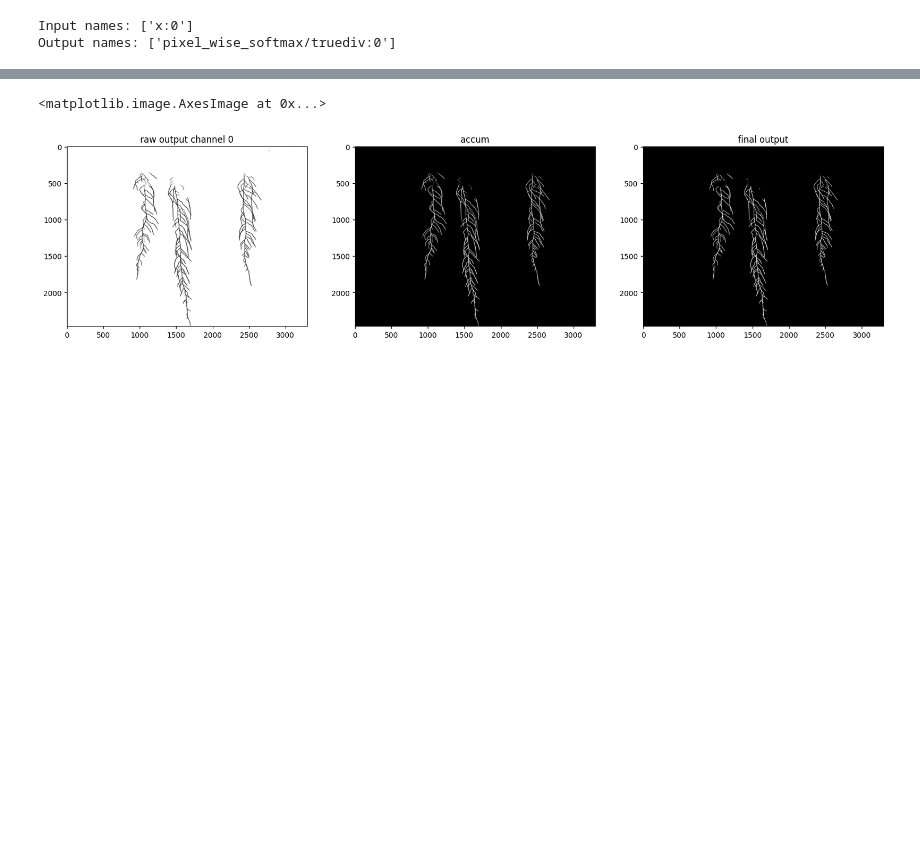
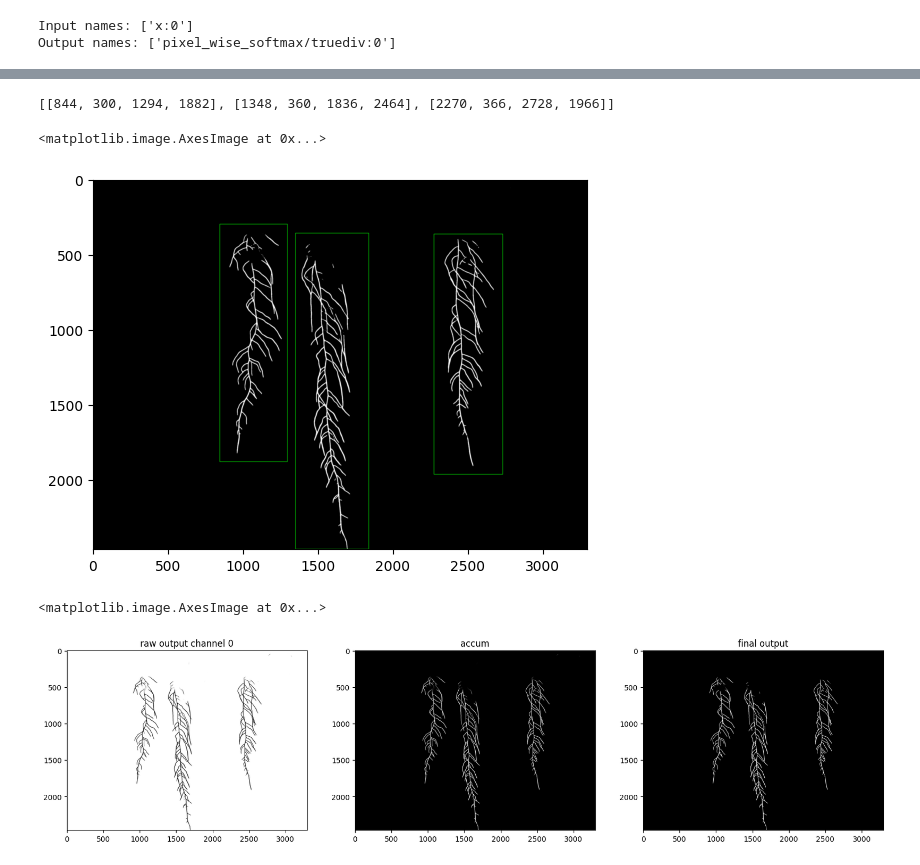
Before and after one commit to phytometrics/plant_phenotyping_python, a Jupyter notebook: notebooks/chronoroot.ipynb, the cells around one changed output, grey strips where cells are left out. Cells and saved outputs as stored; diff of their text form; code cells hidden in the pictures; blank space fills up the shorter version.

```diff
--- a/notebooks/chronoroot.ipynb
+++ b/notebooks/chronoroot.ipynb
@@ -236,0 +245,21 @@ Available platform plugins are: xcb.
+# %%
+mask_dir = "/content/mask"
+# 日付が最も新しい写真を選ぶ
+newest_file = sorted(os.listdir(mask_dir))[-1]
+
+image = cv2.imread("/content/mask/2020-01-03_07-00-01_1.png")
+
+# 今回は手動でbboxを設定する
+bboxes = [
+    [844,300,844+450,300+1582],
+    [1348,360,1348+488,360+2104],
+    [2270,366,2270+458,366+1600]
+    ]
+print(bboxes)
+for bbox in bboxes:
+    image = cv2.rectangle(image, (bbox[0],bbox[1]), (bbox[2],bbox[3]), (0,255,0), 2)
+plt.imshow(image)
+# %% [output]
+[[844, 300, 1294, 1882], [1348, 360, 1836, 2464], [2270, 366, 2728, 1966]]
+<matplotlib.image.AxesImage at 0x...>
+[figure, added]
```
Also changed, not shown: parts of 9 cells of this notebook.
